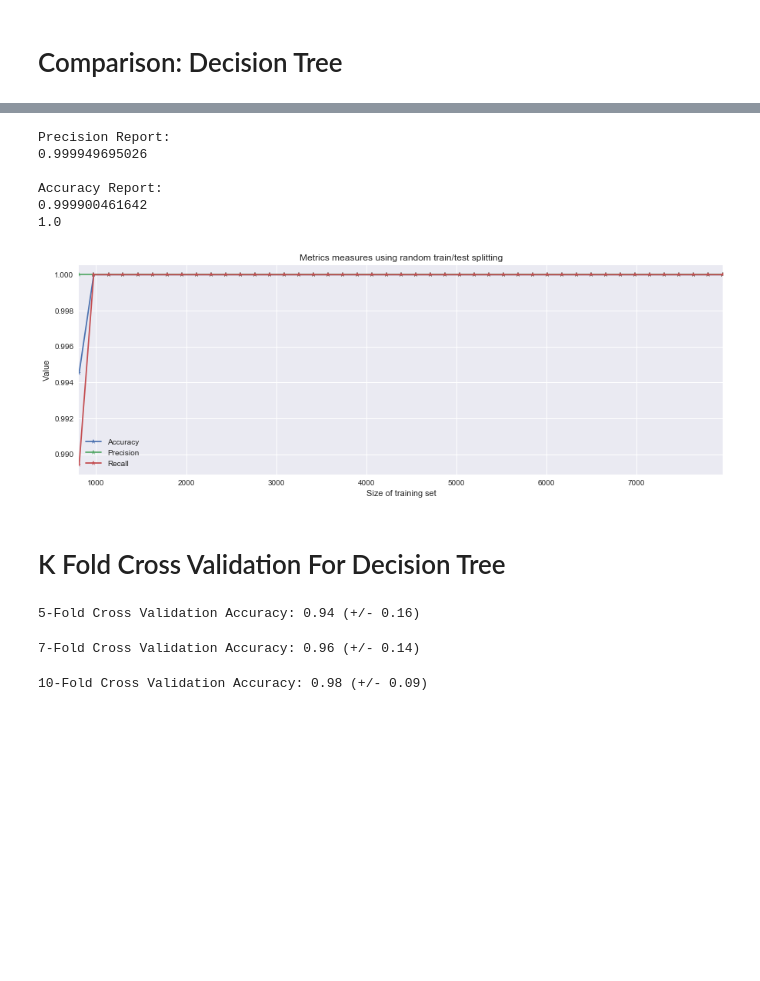
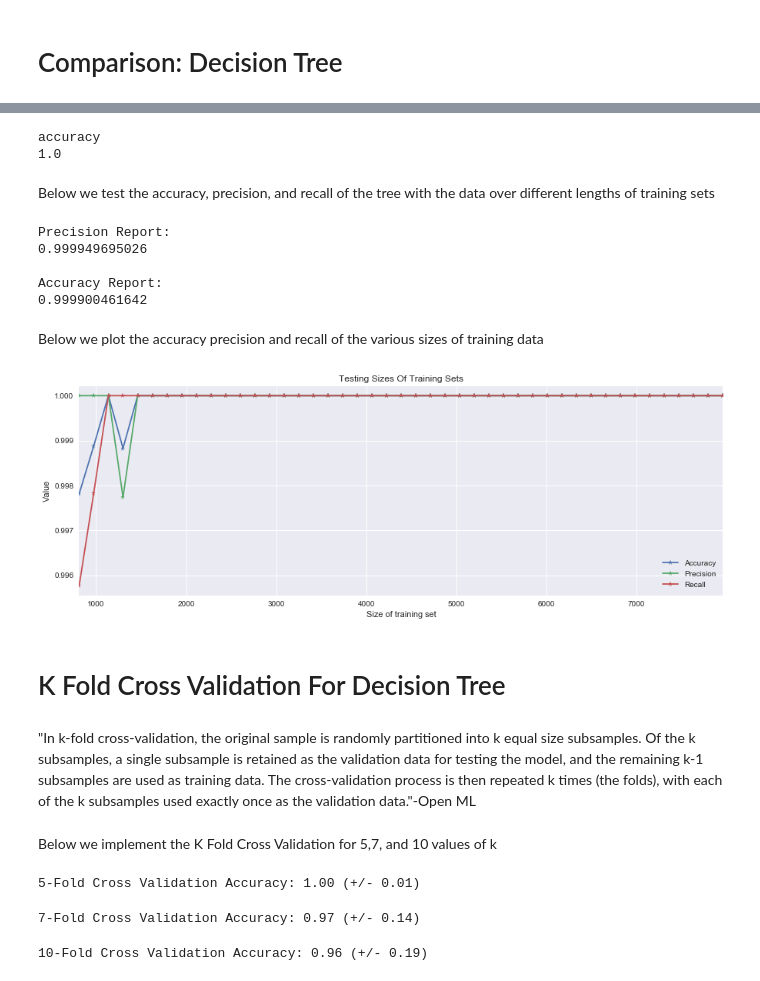
Before and after one commit to madysonmorris/Mushrooms, a Jupyter notebook: Mushroom Final.ipynb, the cells around one changed output, grey strips where cells are left out. Saved outputs shown, nothing was run; the diff lists cells and outputs as text; code cells hidden in the pictures; blank space fills up the shorter version.

```diff
--- a/Mushroom Final.ipynb
+++ b/Mushroom Final.ipynb
@@ -300,21 +773,33 @@ from sklearn.metrics import accuracy_score
 import sklearn.metrics as metrics
 from sklearn import model_selection
 # %%
+#import csv file
 shroom = pd.read_csv("data.csv", index_col='index')
 Y = shroom['classification']
 X = shroom[shroom.columns[1:]]
+#create dummy values that are used by the libraries to make the tree
 X_dummy = pd.get_dummies(X)
 Y_dummy = Y.apply(lambda x: 1 if x=='e' else 0)
+#make our testing and training sets by splitting the data at 7,000, recommended by previous research
 X_train = X_dummy[:7000]
 X_test = X_dummy[7000:]
 Y_train = Y_dummy[:7000]
-T_test = Y_dummy[7000:]
+Y_test = Y_dummy[7000:]
+#create the decision tree
 clf = tree.DecisionTreeClassifier(random_state=42)
-#X_test, Y_test, clf = train_model()
+#fit it to the data
 clf = clf.fit(X_train, Y_train)
+accuracy = metrics.accuracy_score(Y_test, clf.predict(X_test))
+print("accuracy:")
+print(accuracy)
+# %% [output]
+accuracy
+1.0
+# %% [markdown]
+Below we test the accuracy, precision, and recall of the tree with the data over different lengths of training sets
 # %%
+
 sizes = np.arange(0.9,0.01, -0.02)
-#sizes is an array
 result = {}
 totalprecision = 0
 totalaccuracy = 0
@@ -336,48 +821,51 @@ print("\nPrecision Report:")
 print(totalprecision/len(sizes))
 print("\nAccuracy Report:")
 print(totalaccuracy/len(sizes))
-
-precision1 = metrics.precision_score(Y_test, clf.predict(X_test))
-print(precision1)
 # %% [output]
 Precision Report:
 0.999949695026
 
 Accuracy Report:
 0.999900461642
-1.0
+# %% [markdown]
+Below we plot the accuracy precision and recall of the various sizes of training data
 # %%
 result = pd.DataFrame(result).transpose()
 result.columns = ['Accuracy', 'Precision', 'Recall']
 result.plot(marker='*', figsize=(15,5))
-plt.title('Metrics measures using random train/test splitting')
+plt.title('Testing Sizes Of Training Sets')
 plt.xlabel('Size of training set')
 plt.ylabel('Value');
 # %% [output]
-[figure, old version]
+[figure, new version]
 # %% [markdown]
 # K Fold Cross Validation For Decision Tree
+# %% [markdown]
+"In k-fold cross-validation, the original sample is randomly partitioned into k equal size subsamples. Of the k subsamples, a single subsample is retained as the validation data for testing the model, and the remaining k-1 subsamples are used as training data. The cross-validation process is then repeated k times (the folds), with each of the k subsamples used exactly once as the validation data."-Open ML
+# %% [markdown]
+Below we implement the K Fold Cross Validation for 5,7, and 10 values of k
 # %%
 from sklearn.model_selection import cross_val_score
 from sklearn import svm
-clf = svm.SVC(kernel='linear', C=1)
+clf = tree.DecisionTreeClassifier(random_state=42)
+clf = clf.fit(X_train, Y_train)
 scores = cross_val_score(clf, X_dummy, Y_dummy, cv=5)
 
 print("5-Fold Cross Validation Accuracy: %0.2f (+/- %0.2f)" % (scores.mean(), scores.std() * 2))
 # %% [output]
-5-Fold Cross Validation Accuracy: 0.94 (+/- 0.16)
+5-Fold Cross Validation Accuracy: 1.00 (+/- 0.01)
 # %%
-clf = svm.SVC(kernel='linear', C=1)
+
 scores = cross_val_score(clf, X_dummy, Y_dummy, cv=7)
 
 print("7-Fold Cross Validation Accuracy: %0.2f (+/- %0.2f)" % (scores.mean(), scores.std() * 2))
 # %% [output]
-7-Fold Cross Validation Accuracy: 0.96 (+/- 0.14)
+7-Fold Cross Validation Accuracy: 0.97 (+/- 0.14)
 # %%
-clf = svm.SVC(kernel='linear', C=1)
+
 scores = cross_val_score(clf, X_dummy, Y_dummy, cv=10)
 
 print("10-Fold Cross Validation Accuracy: %0.2f (+/- %0.2f)" % (scores.mean(), scores.std() * 2))
 # %% [output]
-10-Fold Cross Validation Accuracy: 0.98 (+/- 0.09)
+10-Fold Cross Validation Accuracy: 0.96 (+/- 0.19)
 # %%
```
Also changed, not shown: parts of 75 cells of this notebook.
